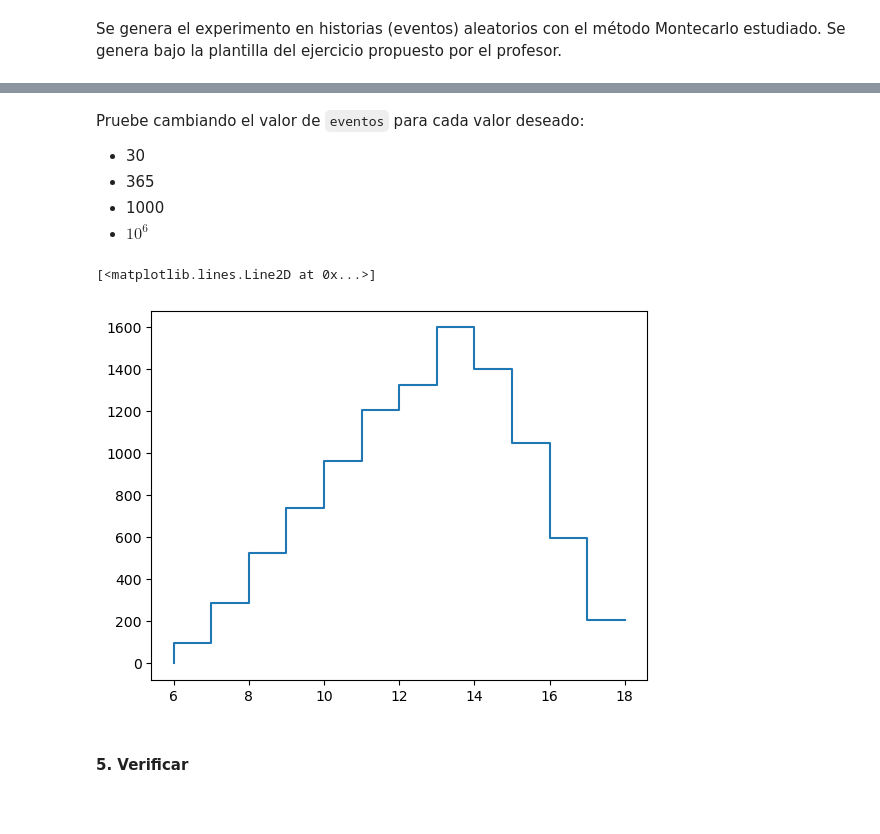
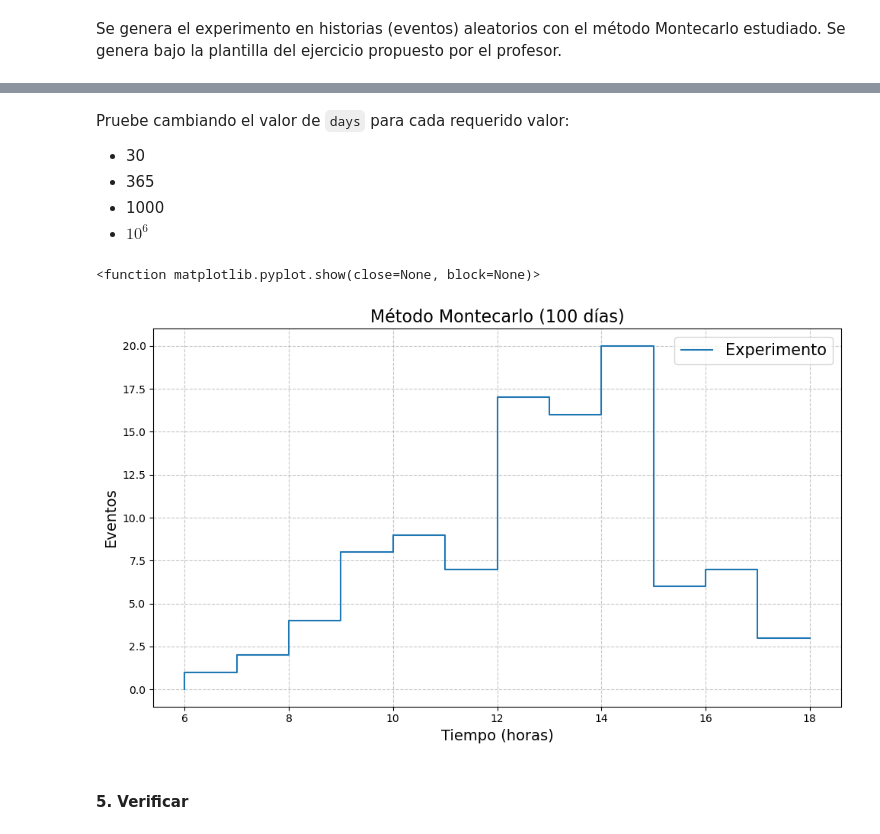
Before and after one commit to PinzonHarker/2024-II_InstrumentacionNuclear, a Jupyter notebook: 1-1_Taller_Simulacion.ipynb, the cells around one changed output, grey strips where cells are left out. Saved outputs shown, nothing was run; the diff lists cells and outputs as text; code cells hidden in the pictures; blank space fills up the shorter version.

```diff
--- a/1-1_Taller_Simulacion.ipynb
+++ b/1-1_Taller_Simulacion.ipynb
@@ -366,22 +418,35 @@ plt.show
 # %% [markdown]
-Pruebe cambiando el valor de `eventos` para cada valor deseado:
+Pruebe cambiando el valor de `days` para cada requerido valor:
 
 - 30
 - 365
 - 1000
 - $10^6$
 # %%
-eventos = 10000
+# Ingrese el número de días
+days = 100
 
-eventos = int(eventos)
+# Inicialización
+days = int(days)
+experiments = 1
 
-hours = model.horas
+# Generates 3 experiments to compare
+exp = [experiment(model) for i in range(experiments)]
 
-# experimental
-plt.plot(model.horas, experimento(model, eventos), ds="steps")
+# Configure plot
+fig, ax = plot_template(
+    title=f"Método Montecarlo ({days} días)",
+    x_label="Tiempo (horas)",
+    y_label="Eventos",
+)
+ax.plot(model.hours, exp[0].always_rains(days), ds="steps", label=f"Experimento")
+
+# Last configuration
+ax.legend(fontsize=15)
+plt.show
 # %% [output]
-[<matplotlib.lines.Line2D at 0x...>]
+<function matplotlib.pyplot.show(close=None, block=None)>
-[figure, old version]
+[figure, new version]
 # %% [markdown]
 #### 5. Verificar
 # %% [markdown]
```
Also changed, not shown: parts of 15 cells of this notebook.
